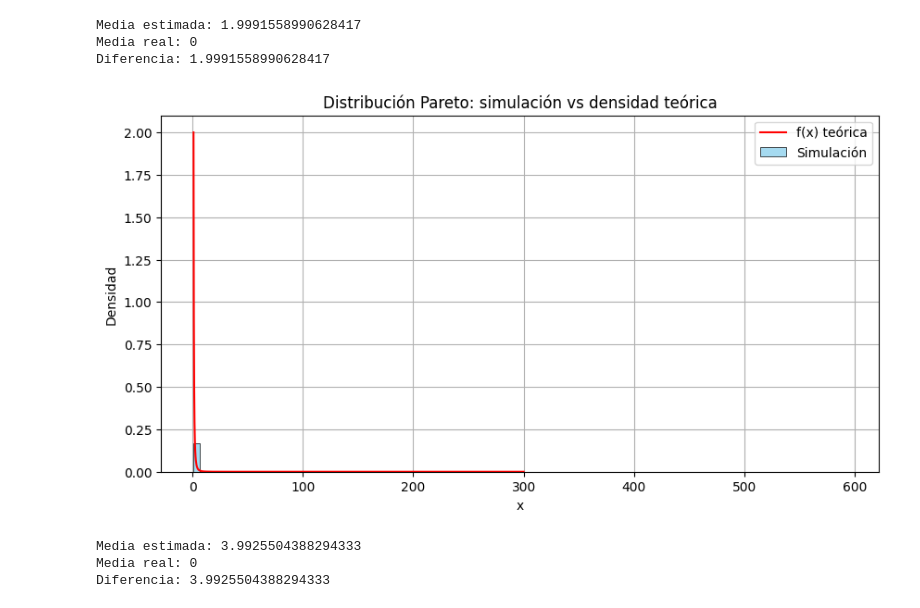
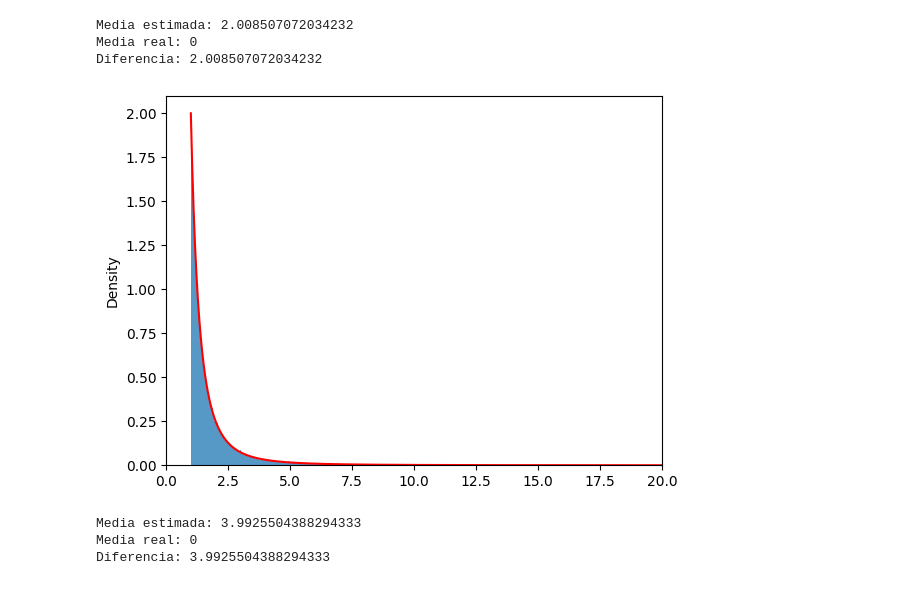
Before and after one commit to vmatiasw/modelos_y_simulacion, a Jupyter notebook: P5E2.ipynb, the cells around one changed output. Drawn from its saved outputs; the diff is of its cells as text; code cells hidden in the pictures.

```diff
--- a/P5E2.ipynb
+++ b/P5E2.ipynb
@@ -99,29 +99,31 @@ MEDIA_WEIBULL = 0 # con b=2 y l=2
 # %%
 # a.i)
 def TI_pareto():
   u = random()
   return (1 - u)**(-1/A_PARETO)
 
 # Simulación
-n = int(1e5)
-muestras = [TI_pareto() for _ in range(n)]
+n_sim = int(1e5)
+s = [TI_pareto() for _ in range(n)]
 
-media = sum(muestras) / n
+media = sum(s) / n_sim
 print(f'Media estimada: {media}')
 print(f'Media real: {MEDIA_PARETO}')
 print(f'Diferencia: {abs(media - MEDIA_PARETO)}')
 
-# Dominio de la función teórica
-x_teorico = np.linspace(1, 300, 1000)
-y_teorico = f_pareto(x_teorico)
+# Graficar
+limit = 20
+x = np.linspace(1, limit, 1_000)
 
-# Graficar
-graficar_estatico(muestras, f_pareto, x_teorico, y_teorico, titulo='Distribución Pareto: simulación vs densidad teórica')
+sns.lineplot(x=x, y=f_pareto(x),color='red')
+sns.histplot(s, stat = 'density')
+plt.xlim(0, limit)
+plt.show()
 # %% [output]
-Media estimada: 1.9991558990628417
+Media estimada: 2.008507072034232
 Media real: 0
-Diferencia: 1.9991558990628417
+Diferencia: 2.008507072034232
-[figure, old version]
+[figure, new version]
 # %%
 # 1.ii)
 
```
